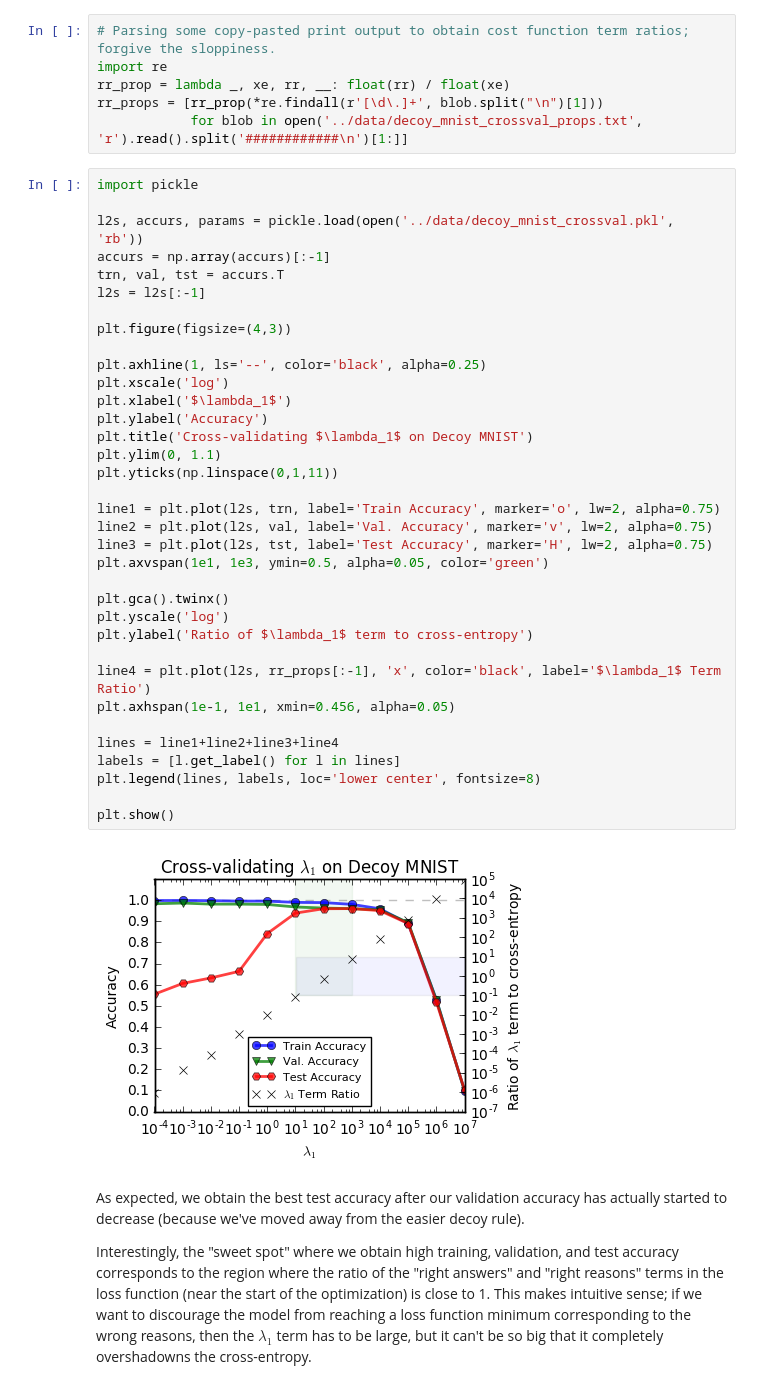
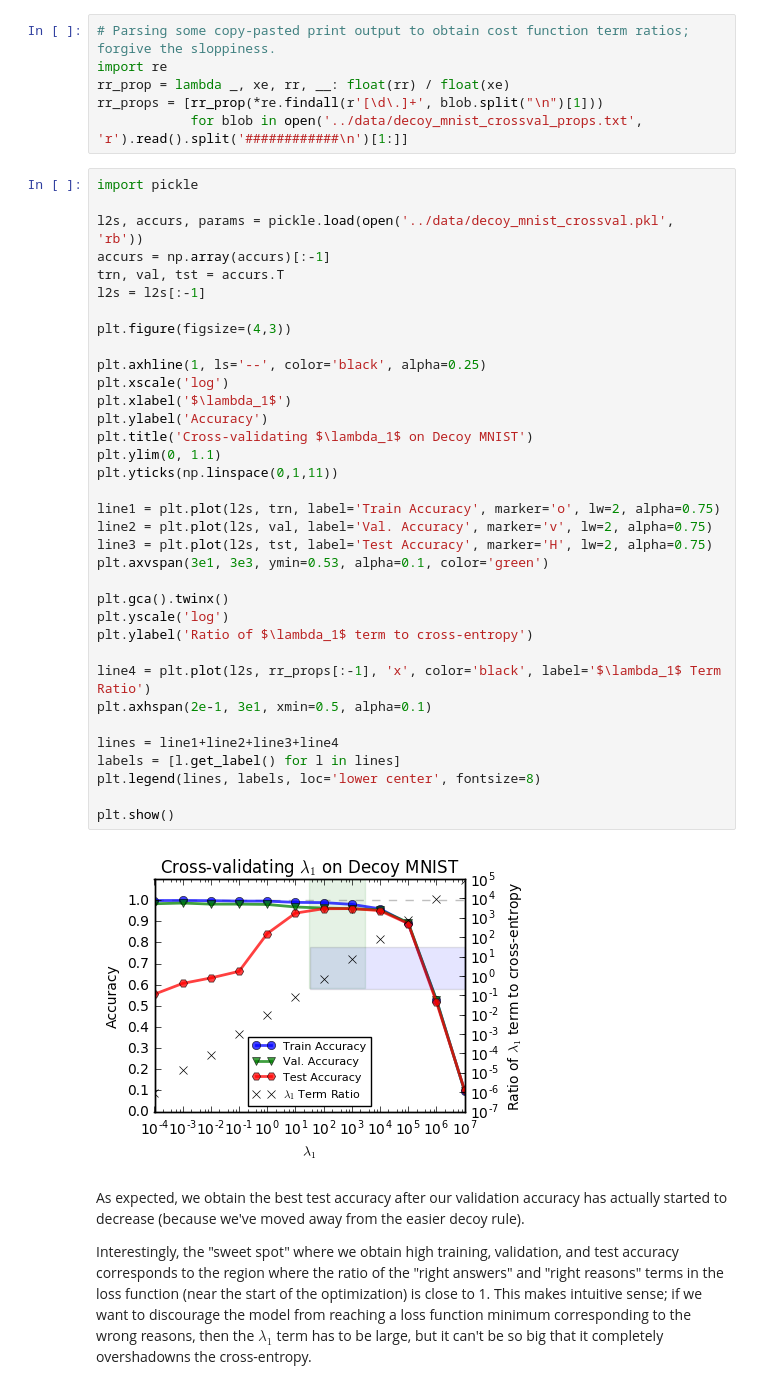
Before and after one commit to dtak/rrr, a Jupyter notebook: experiments/Decoy MNIST.ipynb, the cells around one changed output. Cells and saved outputs as stored; diff of their text form.

```diff
--- a/experiments/Decoy MNIST.ipynb
+++ b/experiments/Decoy MNIST.ipynb
@@ -304,36 +320,36 @@ l2s, accurs, params = pickle.load(open('../data/decoy_mnist_crossval.pkl', 'rb')
 accurs = np.array(accurs)[:-1]
 trn, val, tst = accurs.T
 l2s = l2s[:-1]
 
 plt.figure(figsize=(4,3))
 
 plt.axhline(1, ls='--', color='black', alpha=0.25)
 plt.xscale('log')
 plt.xlabel('$\lambda_1$')
 plt.ylabel('Accuracy')
 plt.title('Cross-validating $\lambda_1$ on Decoy MNIST')
 plt.ylim(0, 1.1)
 plt.yticks(np.linspace(0,1,11))
 
 line1 = plt.plot(l2s, trn, label='Train Accuracy', marker='o', lw=2, alpha=0.75)
 line2 = plt.plot(l2s, val, label='Val. Accuracy', marker='v', lw=2, alpha=0.75)
 line3 = plt.plot(l2s, tst, label='Test Accuracy', marker='H', lw=2, alpha=0.75)
-plt.axvspan(1e1, 1e3, ymin=0.5, alpha=0.05, color='green')
+plt.axvspan(3e1, 3e3, ymin=0.53, alpha=0.1, color='green')
 
 plt.gca().twinx()
 plt.yscale('log')
 plt.ylabel('Ratio of $\lambda_1$ term to cross-entropy')
 
 line4 = plt.plot(l2s, rr_props[:-1], 'x', color='black', label='$\lambda_1$ Term Ratio')
-plt.axhspan(1e-1, 1e1, xmin=0.456, alpha=0.05)
+plt.axhspan(2e-1, 3e1, xmin=0.5, alpha=0.1)
 
 lines = line1+line2+line3+line4
 labels = [l.get_label() for l in lines]
 plt.legend(lines, labels, loc='lower center', fontsize=8)
 
 plt.show()
 # %% [output]
-[figure, old version]
+[figure, new version]
 # %% [markdown]
 As expected, we obtain the best test accuracy after our validation accuracy has actually started to decrease (because we've moved away from the easier decoy rule).
 
```
Also changed, not shown: parts of 6 cells of this notebook, 10 other files.
